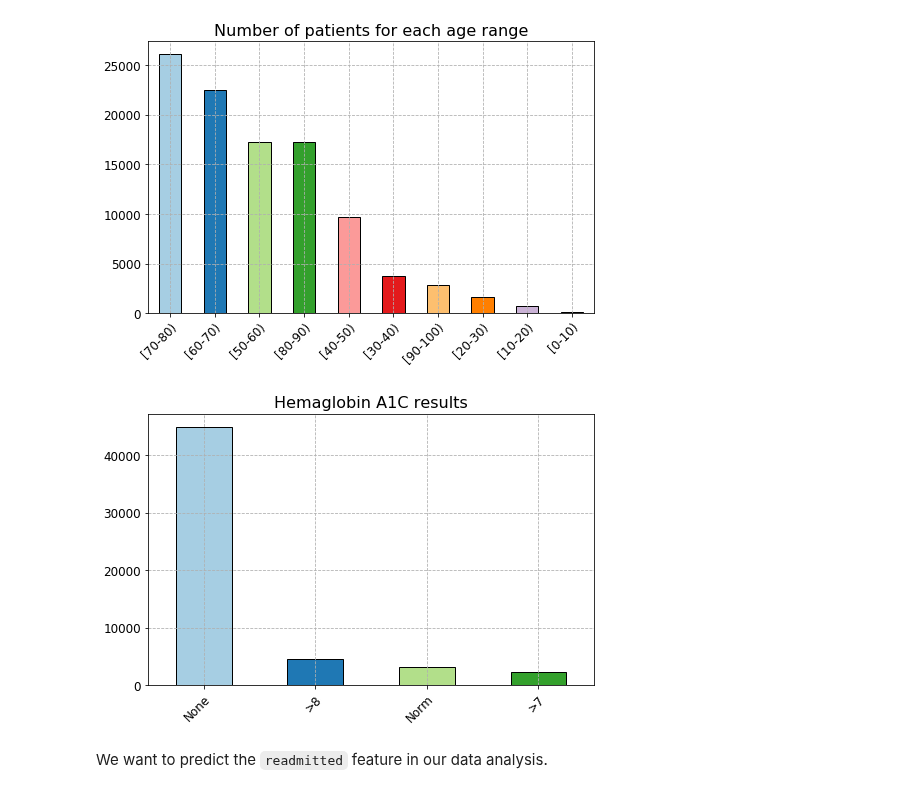
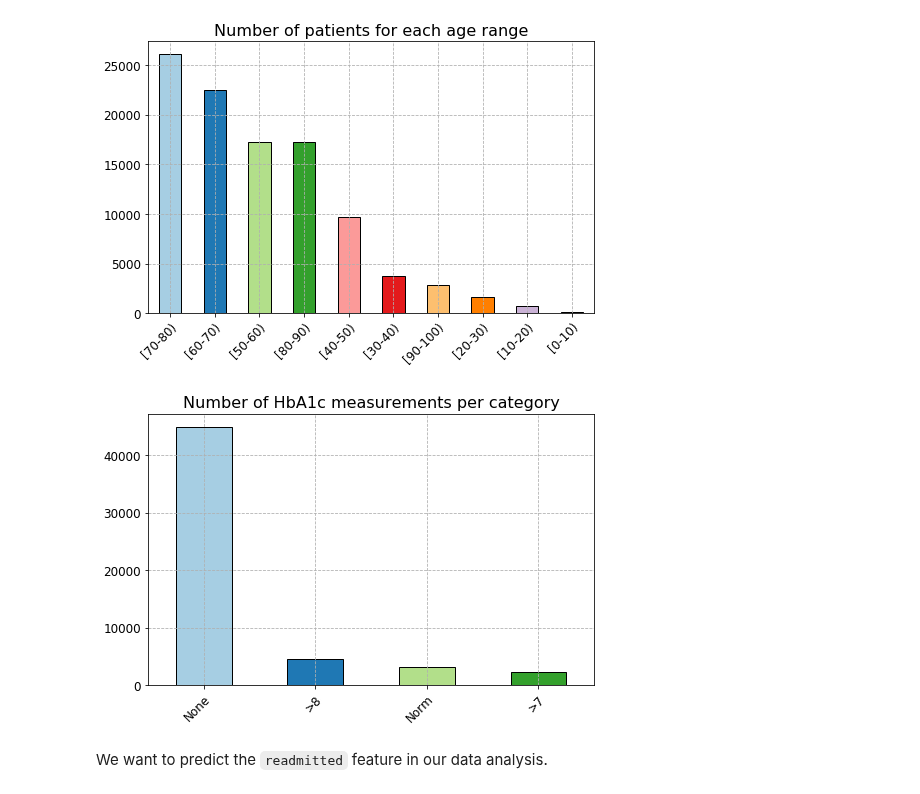
Before and after one commit to capac/kaggle-notebooks, a Jupyter notebook: diabetes-in-130-US-hospitals/1-data-preparation.ipynb, the cells around one changed output. Cells and saved outputs as stored; diff of their text form; code cells hidden in the pictures.

Commit message:
Added Hemaglobin A1C results bar plot

```diff
--- a/diabetes-in-130-US-hospitals/1-data-preparation.ipynb
+++ b/diabetes-in-130-US-hospitals/1-data-preparation.ipynb
@@ -208,12 +208,12 @@ plt.grid(True, linestyle='--');
 # %%
 a1c_result_df = df['A1Cresult'].value_counts(dropna=False)
 ax = a1c_result_df.plot(kind='bar', color=plt.cm.Paired.colors, figsize=(8, 5), edgecolor='k')
 plt.setp(ax.get_xticklabels(), ha="right", rotation_mode="anchor", rotation=45, fontsize=12)
 plt.setp(ax.get_yticklabels(), fontsize=12)
-ax.set_title('Number of Hemaglobin A1C measurements per category', fontsize=16)
+ax.set_title('Number of HbA1c measurements per category', fontsize=16)
 plt.grid(True, linestyle='--');
 # %% [output]
-[figure, old version]
+[figure, new version]
 # %% [markdown]
 We want to predict the `readmitted` feature in our data analysis.
 # %%
```
